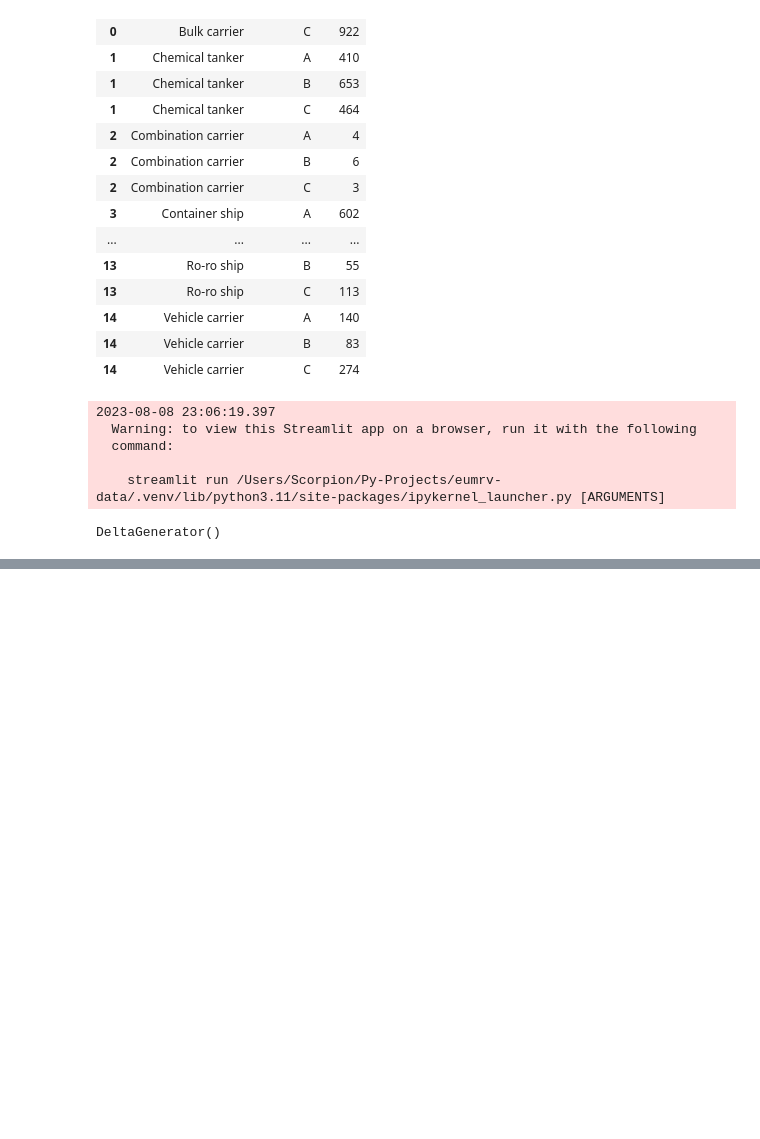
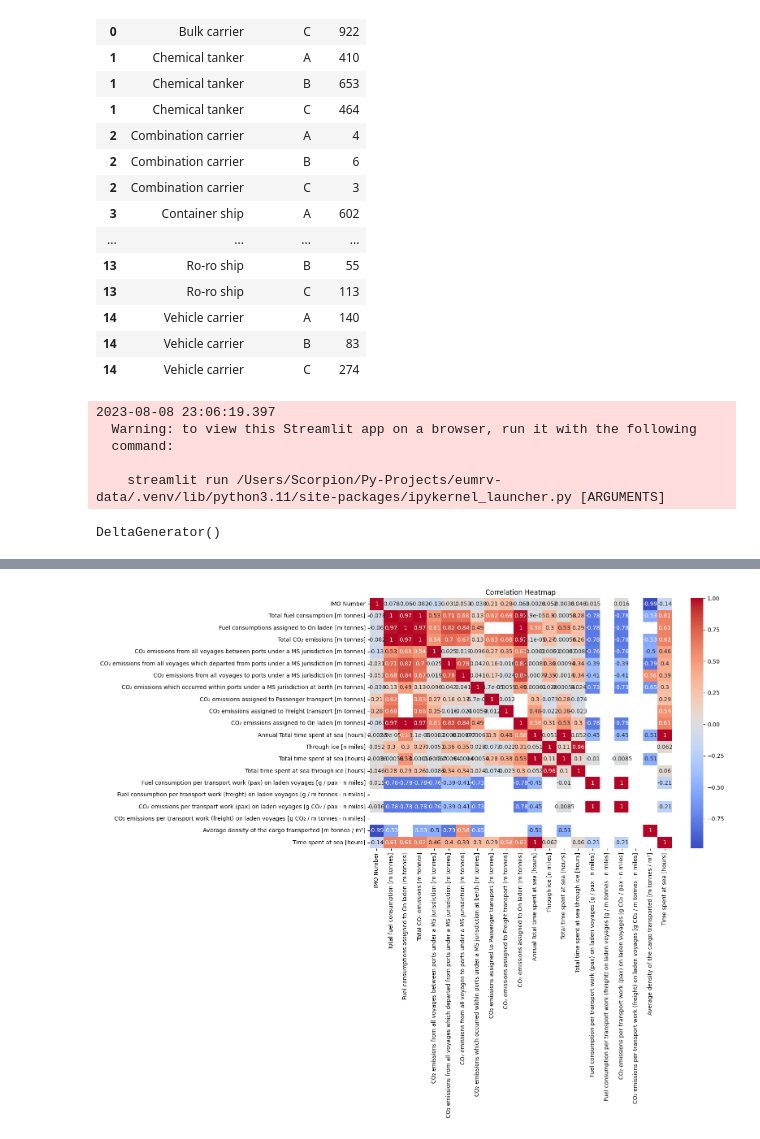
Before and after one commit to captv89/eumrv-data, a Jupyter notebook: learn.ipynb, the cells around one changed output, grey strips where cells are left out. Drawn from its saved outputs; the diff is of its cells as text; code cells hidden in the pictures; blank space fills up the shorter version.

```diff
--- a/learn.ipynb
+++ b/learn.ipynb
@@ -203,0 +320,10 @@ DeltaGenerator()
+# %%
+# Correlation Analysis (excluding non-numeric columns)
+numeric_columns = all_data.select_dtypes(include=['float64', 'int64']).columns
+correlation_matrix = all_data[numeric_columns].corr()
+plt.figure(figsize=(12, 8))
+sns.heatmap(correlation_matrix, annot=True, cmap='coolwarm')
+plt.title('Correlation Heatmap')
+plt.show()
+# %% [output]
+[figure, added]
```
Also changed, not shown: parts of 4 cells of this notebook, 1 other file.
